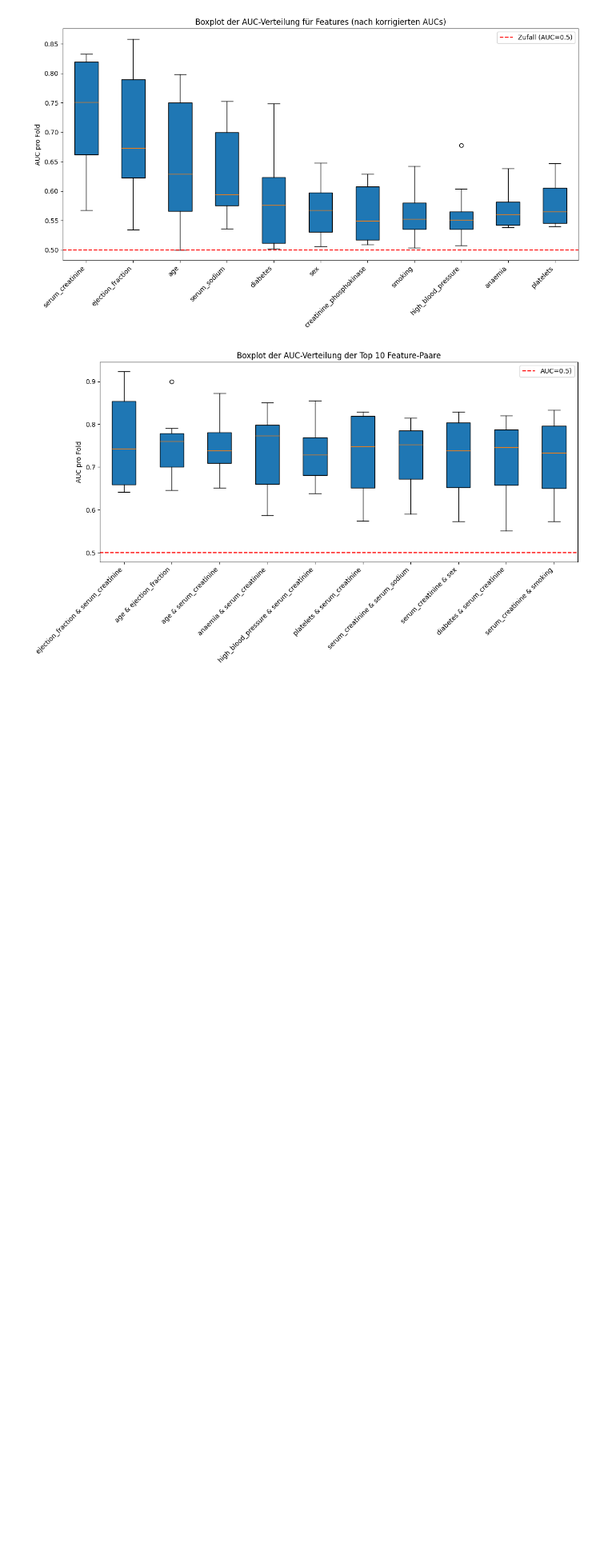
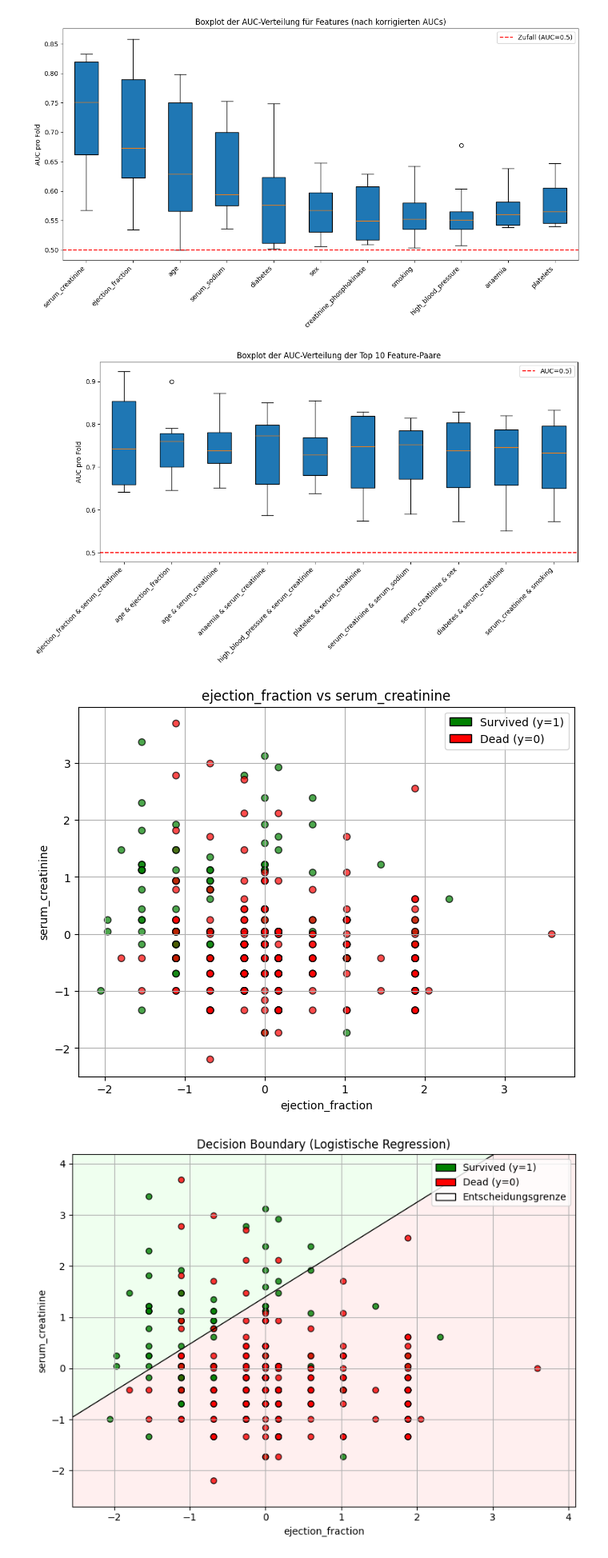
Before and after one commit to FelixFritz02/MasterKL, a Jupyter notebook: AI Numerics/Data Challenge/feature_selection_Lreg.ipynb, the cells around one changed output. Shown at 80% size. Drawn from its saved outputs; the diff is of its cells as text; code cells hidden in the pictures; blank space fills up the shorter version.

Commit message:
sepereation of serum creatinine and ejection fraction

```diff
--- a/AI Numerics/Data Challenge/feature_selection_Lreg.ipynb
+++ b/AI Numerics/Data Challenge/feature_selection_Lreg.ipynb
@@ -99,3 +99,78 @@ plt.tight_layout()
 plt.show()
 # %% [output]
 [figure]
+# %%
+import matplotlib.pyplot as plt
+from matplotlib.patches import Patch
+
+# Zwei Features wählen
+feature_x = 'ejection_fraction'
+feature_y = 'serum_creatinine'
+
+# Farben basierend auf y
+colors = np.where(y == 1, 'green', 'red')
+
+# Plot
+plt.figure(figsize=(8, 6))
+plt.scatter(X[feature_x], X[feature_y], c=colors, alpha=0.7, edgecolor='k')
+plt.xlabel(feature_x)
+plt.ylabel(feature_y)
+plt.title(f'{feature_x} vs {feature_y}')
+plt.grid(True)
+legend_elements = [
+    Patch(facecolor='green', edgecolor='k', label='Survived (y=1)'),
+    Patch(facecolor='red', edgecolor='k', label='Dead (y=0)')
+]
+plt.legend(handles=legend_elements)
+plt.show()
+
+# Zwei Features auswählen
+X_2d = X[[feature_x, feature_y]]
+
+# Modell trainieren
+model = LogisticRegression()
+model.fit(X_2d, y)
+
+# Gitter für den Hintergrund erzeugen
+x_min, x_max = X_2d[feature_x].min() - 0.5, X_2d[feature_x].max() + 0.5
+y_min, y_max = X_2d[feature_y].min() - 0.5, X_2d[feature_y].max() + 0.5
+xx, yy = np.meshgrid(
+    np.linspace(x_min, x_max, 500),
+    np.linspace(y_min, y_max, 500)
+)
+
+# Vorhersage auf dem Gitter
+grid = np.c_[xx.ravel(), yy.ravel()]
+probs = model.predict_proba(grid)[:, 1].reshape(xx.shape)
+
+# Farben der Punkte je nach y
+colors = y.map({1: 'green', 0: 'red'}) if hasattr(y, 'map') else np.where(y == 1, 'green', 'red')
+
+# Plot
+plt.figure(figsize=(8, 6))
+plt.contourf(xx, yy, probs, levels=[0, 0.5, 1], colors=['#ffcccc', '#ccffcc'], alpha=0.3)
+plt.contour(xx, yy, probs, levels=[0.5], colors='black', linewidths=1)
+
+# Punkte plotten
+plt.scatter(X_2d[feature_x], X_2d[feature_y], c=colors, edgecolor='k', alpha=0.8)
+
+# Achsen & Titel
+plt.xlabel(feature_x)
+plt.ylabel(feature_y)
+plt.title("Decision Boundary (Logistische Regression)")
+
+# Legende
+from matplotlib.patches import Patch
+legend_elements = [
+    Patch(facecolor='green', edgecolor='k', label='Survived (y=1)'),
+    Patch(facecolor='red', edgecolor='k', label='Dead (y=0)'),
+    Patch(facecolor='none', edgecolor='black', label='Entscheidungsgrenze')
+]
+plt.legend(handles=legend_elements)
+
+plt.grid(True)
+plt.tight_layout()
+plt.show()
+# %% [output]
+[figure, added]
+[figure, added]
```
